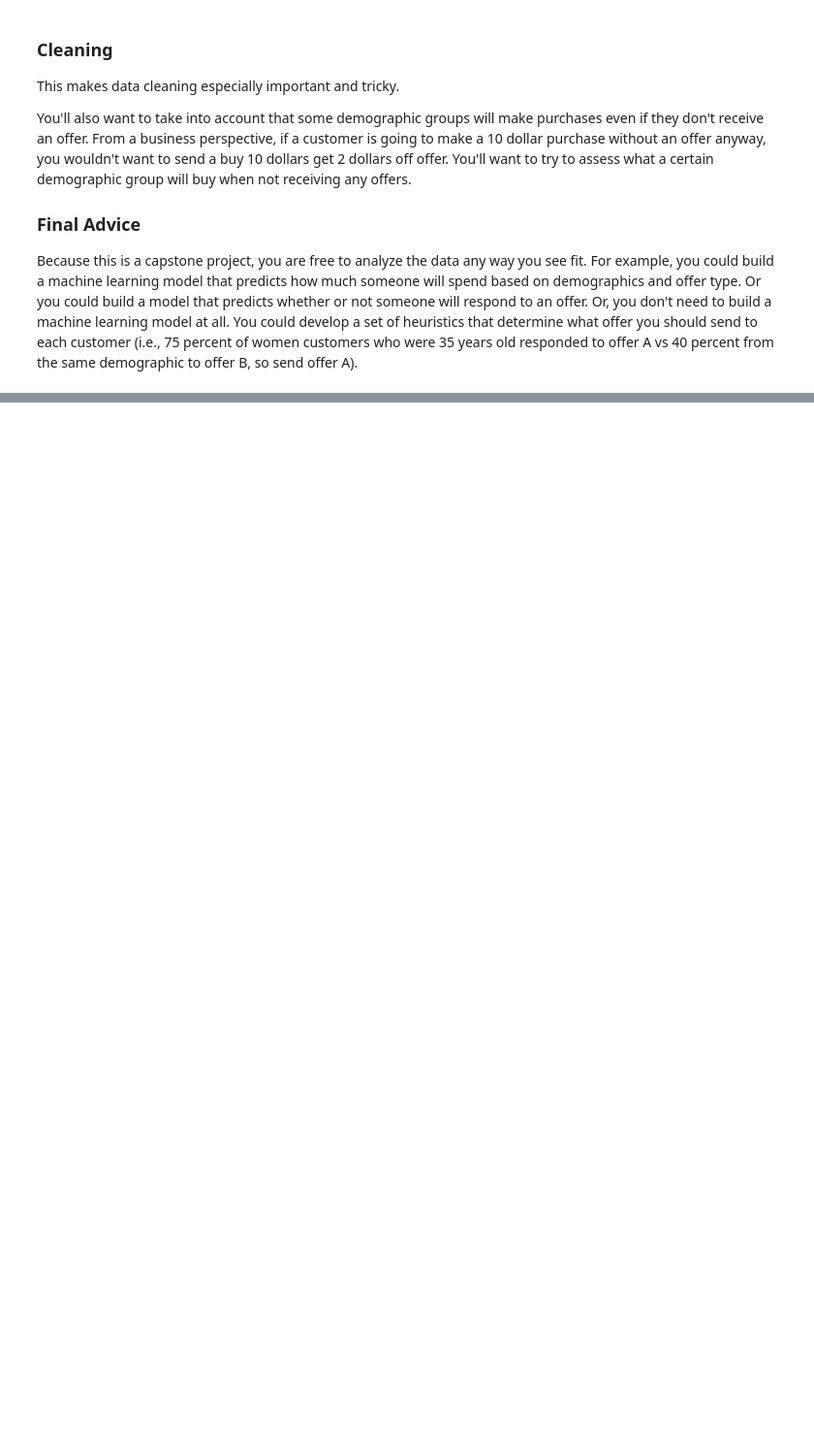
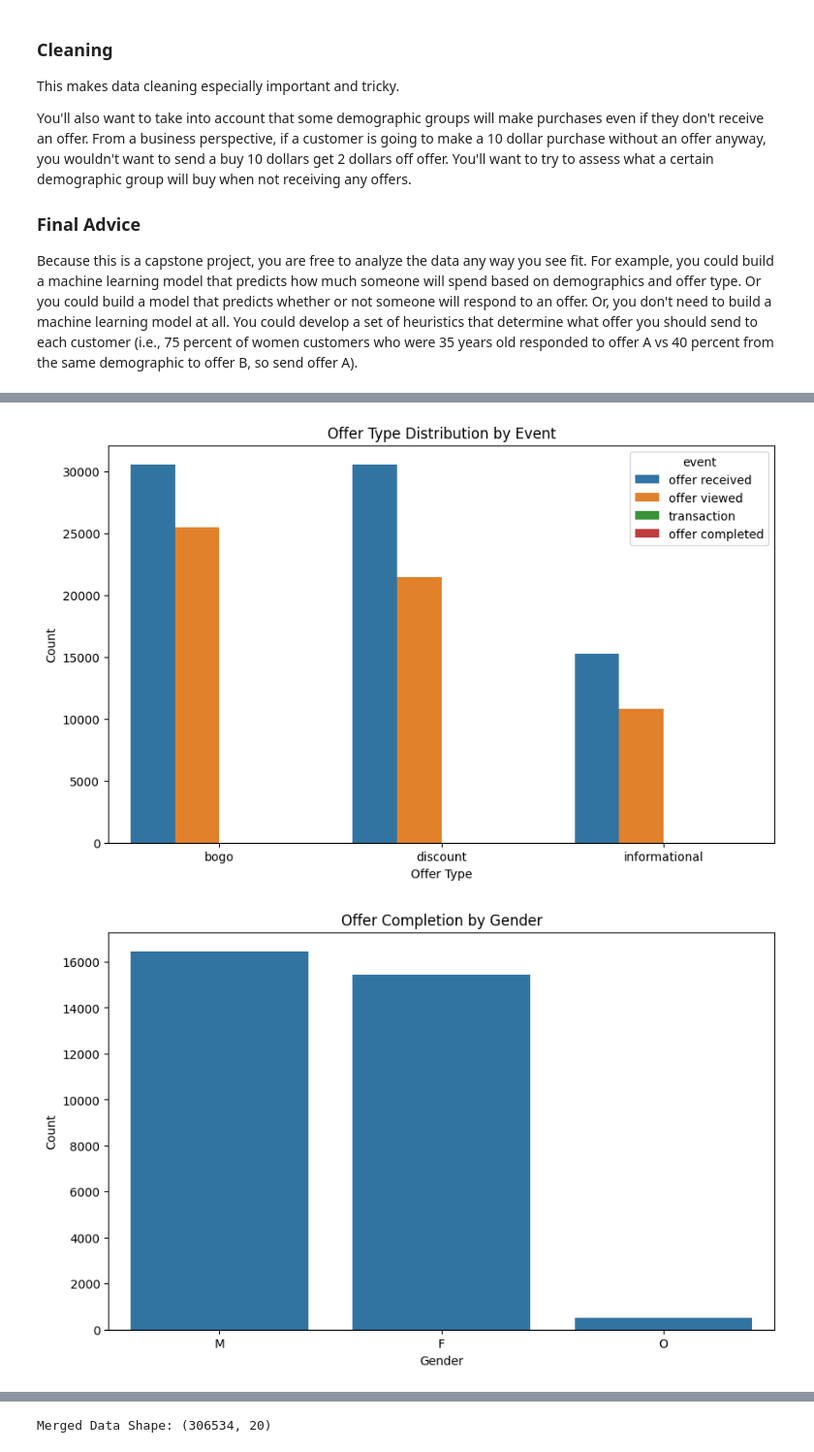
Before and after one commit to daniel173087/starbucks, a Jupyter notebook: Starbucks_Capstone_notebook.ipynb, the cells around one changed output, grey strips where cells are left out. Shown at 97% size. Cells and saved outputs as stored; diff of their text form; code cells hidden in the pictures; blank space fills up the shorter version.

```diff
--- a/Starbucks_Capstone_notebook.ipynb
+++ b/Starbucks_Capstone_notebook.ipynb
@@ -137,6 +134,8 @@ print(f"Number of skipped lines: {skipped_lines}")
 3  fafdcd668e3743c1bb461111dcafc2a4     NaN     NaN
 4  4d5c57ea9a6940dd891ad53e9dbe8da0     NaN     NaN
 Number of skipped lines: 114
+# %%
+transcript = pd.read_csv('data/cleaned_transcript.csv')
 # %%
 print("Portfolio Data: \n", portfolio.columns.to_list())
 print("\nProfile Data: \n", profile.columns.to_list())
@@ -212,18 +184,0 @@ Transcript: (306534, 7)
-# %%
-# ---- Merging DataFrames ---- #
-# Rename 'offer_id' in portfolio to avoid conflicts during merge
-portfolio.rename(columns={'offer_id': 'offer_id_portfolio'}, inplace=True)
-
-# Merge portfolio, profile, and transcript to create a unified dataset
-merged_df = transcript.merge(profile, on='customer_id', how='left')
-
-print(merged_df.columns.tolist())
-print(portfolio.columns.to_list())
-
-merged_df = merged_df.merge(portfolio, left_on='offer_id', right_on='offer_id_portfolio', how='left')
-
-# Drop 'offer_id_portfolio' after merging to avoid redundancy
-merged_df.drop(columns=['offer_id_portfolio'], inplace=True)
-
-# Display merged data sample
-print("\nMerged Data: \n", merged_df.head())
@@ -233,0 +227,53 @@ ValueError: The column label 'offer_id' is not unique.
+# %%
+# ---- Feature Engineering ---- #
+# Proceed with feature engineering only if the merge was successful
+if 'offer_id' in merged_df.columns:
+    # Create a new feature to indicate whether the offer was viewed before being completed
+    merged_df['offer_viewed'] = np.where((merged_df['event'] == 'offer viewed'), 1, 0)
+    merged_df['offer_completed'] = np.where((merged_df['event'] == 'offer completed'), 1, 0)
+
+    # Create new features to calculate the time between receiving and viewing/completing the offer
+    merged_df['time_to_view'] = merged_df.groupby(['customer_id', 'offer_id'])['time'].diff().where(merged_df['event'] == 'offer viewed')
+    merged_df['time_to_complete'] = merged_df.groupby(['customer_id', 'offer_id'])['time'].diff().where(merged_df['event'] == 'offer completed')
+
+    # Create a feature indicating total spend during an offer period
+    merged_df['amount'] = merged_df['amount'].fillna(0)
+    merged_df['total_spend_during_offer'] = merged_df.groupby(['customer_id', 'offer_id'])['amount'].transform('sum')
+
+    # Display engineered features
+    print("\nMerged Data with Engineered Features: \n", merged_df.head())
+
+    # ---- Exploratory Data Analysis (EDA) ---- #
+    import matplotlib.pyplot as plt
+    import seaborn as sns
+
+    # Offer Type Analysis
+    plt.figure(figsize=(10, 6))
+    sns.countplot(data=merged_df, x='offer_type', hue='event')
+    plt.title('Offer Type Distribution by Event')
+    plt.xlabel('Offer Type')
+    plt.ylabel('Count')
+    plt.show()
+
+    # Gender Analysis on Offer Completion
+    plt.figure(figsize=(10, 6))
+    sns.countplot(data=merged_df[merged_df['event'] == 'offer completed'], x='gender')
+    plt.title('Offer Completion by Gender')
+    plt.xlabel('Gender')
+    plt.ylabel('Count')
+    plt.show()
+
+    # Income Analysis
+    plt.figure(figsize=(10, 6))
+    sns.histplot(data=merged_df, x='income', hue='event', kde=True)
+    plt.title('Income Distribution by Event')
+    plt.xlabel('Income')
+    plt.ylabel('Density')
+    plt.show()
+
+    # Saving merged dataset with engineered features
+    merged_df.to_csv('data/merged_dataset.csv', index=False)
+
+    # Summary of merged data shape
+    print("\nMerged Data Shape:", merged_df.shape)
+# %% [output]
@@ -233,0 +297,2 @@ ValueError: The column label 'offer_id' is not unique.
+[figure, added]
+[figure, added]
@@ -233,0 +300 @@ ValueError: The column label 'offer_id' is not unique.
+Merged Data Shape: (306534, 20)
```
Also changed, not shown: parts of 6 cells of this notebook, 4 other files.
